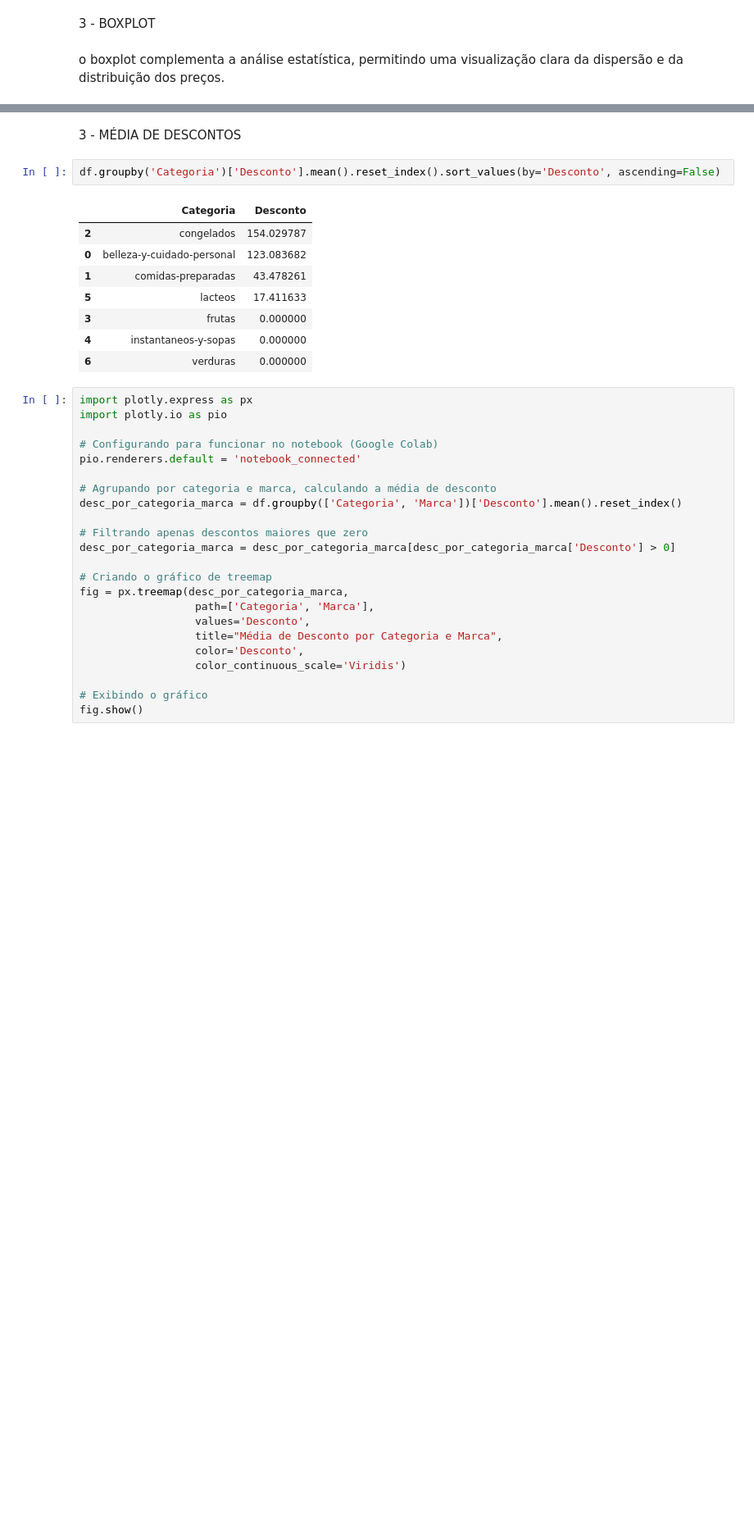
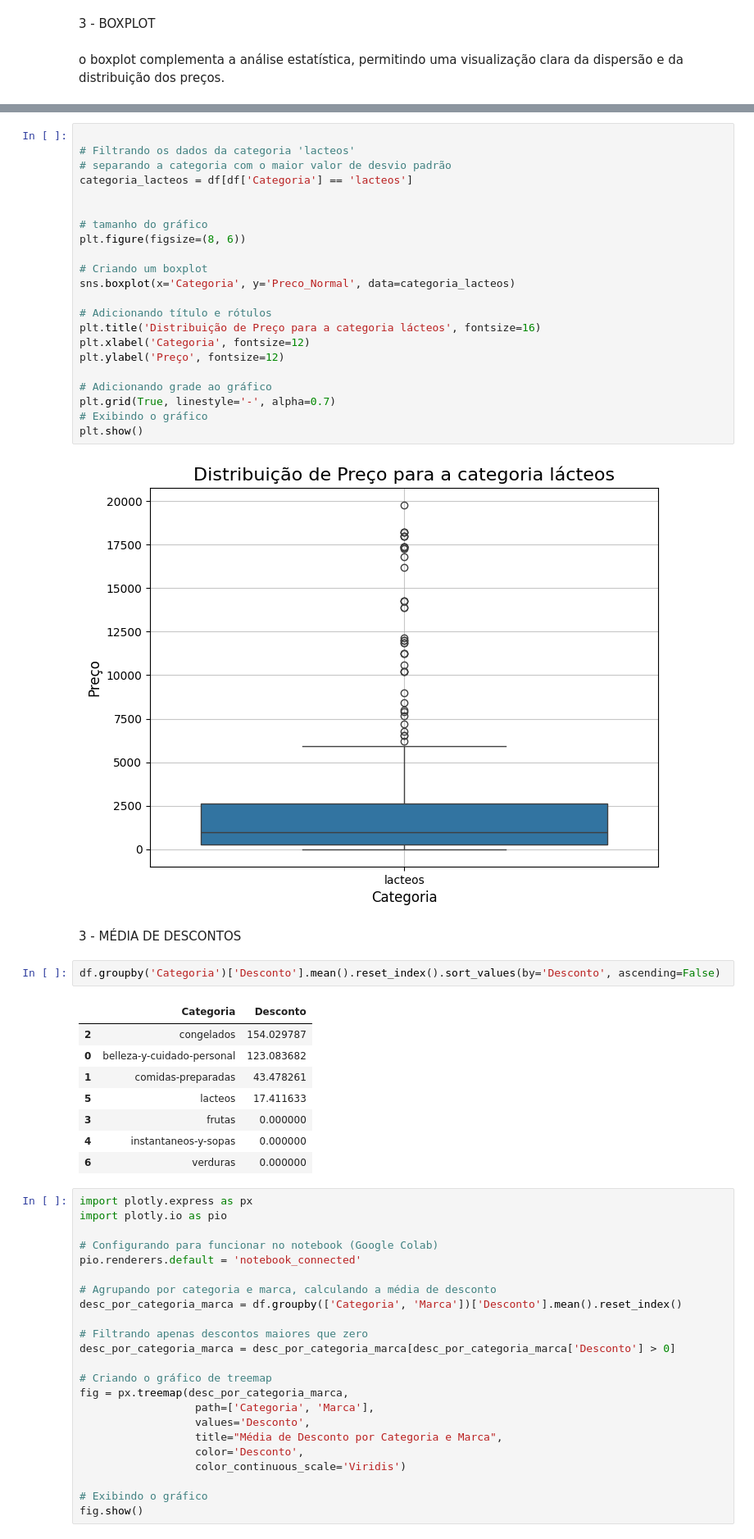
Before and after one commit to Kethellem/cursopython, a Jupyter notebook: AnaliseDesconto.ipynb, the cells around one changed output, grey strips where cells are left out. Shown: that part at 82% size. Cells and saved outputs as stored; diff of their text form; blank space fills up the shorter version.

```diff
--- a/AnaliseDesconto.ipynb
+++ b/AnaliseDesconto.ipynb
@@ -115,3 +94,27 @@ fig.show()
+# %%
+
+# Filtrando os dados da categoria 'lacteos'
+# separando a categoria com o maior valor de desvio padrão
+categoria_lacteos = df[df['Categoria'] == 'lacteos']
+
+
+# tamanho do gráfico
+plt.figure(figsize=(8, 6))
+
+# Criando um boxplot
+sns.boxplot(x='Categoria', y='Preco_Normal', data=categoria_lacteos)
+
+# Adicionando título e rótulos
+plt.title('Distribuição de Preço para a categoria lácteos', fontsize=16)
+plt.xlabel('Categoria', fontsize=12)
+plt.ylabel('Preço', fontsize=12)
+
+# Adicionando grade ao gráfico
+plt.grid(True, linestyle='-', alpha=0.7)
+# Exibindo o gráfico
+plt.show()
+# %% [output]
+[figure, added]
 # %% [markdown]
 3 - MÉDIA DE DESCONTOS
 # %%
```
Also changed, not shown: parts of 4 cells of this notebook.
